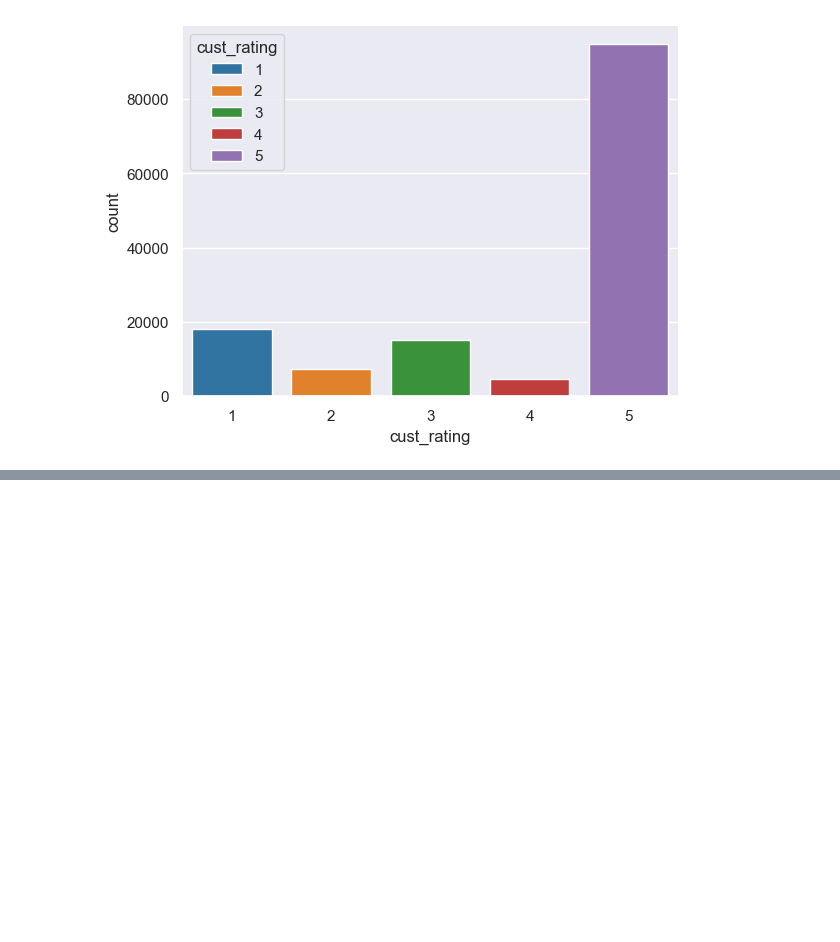
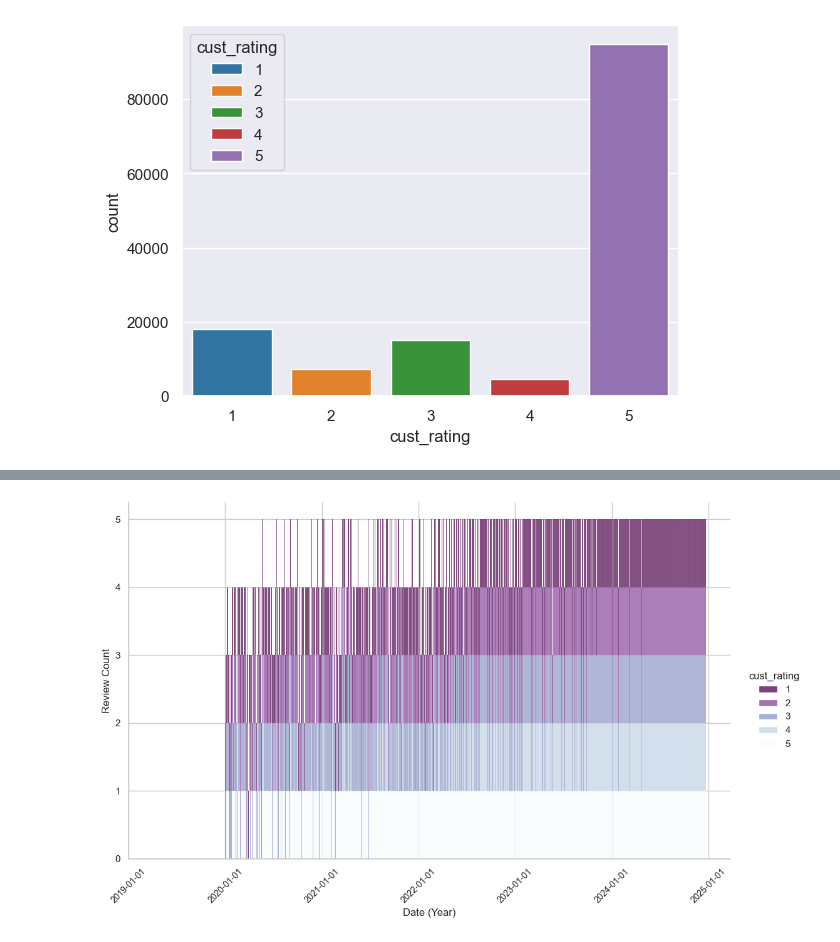
Before and after one commit to fbarulli/trust_me, a Jupyter notebook: fabian/EDA/EDA.ipynb, the cells around one changed output, grey strips where cells are left out. Drawn from its saved outputs; the diff is of its cells as text; code cells hidden in the pictures; blank space fills up the shorter version.

```diff
--- a/fabian/EDA/EDA.ipynb
+++ b/fabian/EDA/EDA.ipynb
@@ -38 +122,31 @@ plt.show()
+# %%
+mask = df['year'].isin(top_5.index)
+
+df.loc[mask, 'date_only'] = df.loc[mask, 'date_experience'].dt.date
+
+df_line = df[mask].groupby(['date_only', 'cust_rating']).size().reset_index(name='count')
+sns.set_theme(style="whitegrid", palette="muted")
+
+# Use displot with hue
+displot = sns.displot(
+    data=df_line,
+    x='date_only',
+    hue='cust_rating',
+    kind='hist',
+    palette='BuPu_r',
+    height=7,
+    aspect=1.5,
+    multiple='stack',  # Stacks the histogram for clarity
+    bins=50  # Adjust the number of bins for better granularity
+)
+
+# Enhance the plot
+displot.set_axis_labels("Date (Year)", "Review Count", fontsize=12)
+displot.set_titles("Review Counts Per Customer Rating Over Time")
+displot.set_xticklabels(rotation=45, fontsize=10)
+displot.tight_layout()
+
+plt.show()
+# %% [output]
+[figure, added]
 # %%
```
Also changed, not shown: parts of 13 cells of this notebook, 2 other files.
